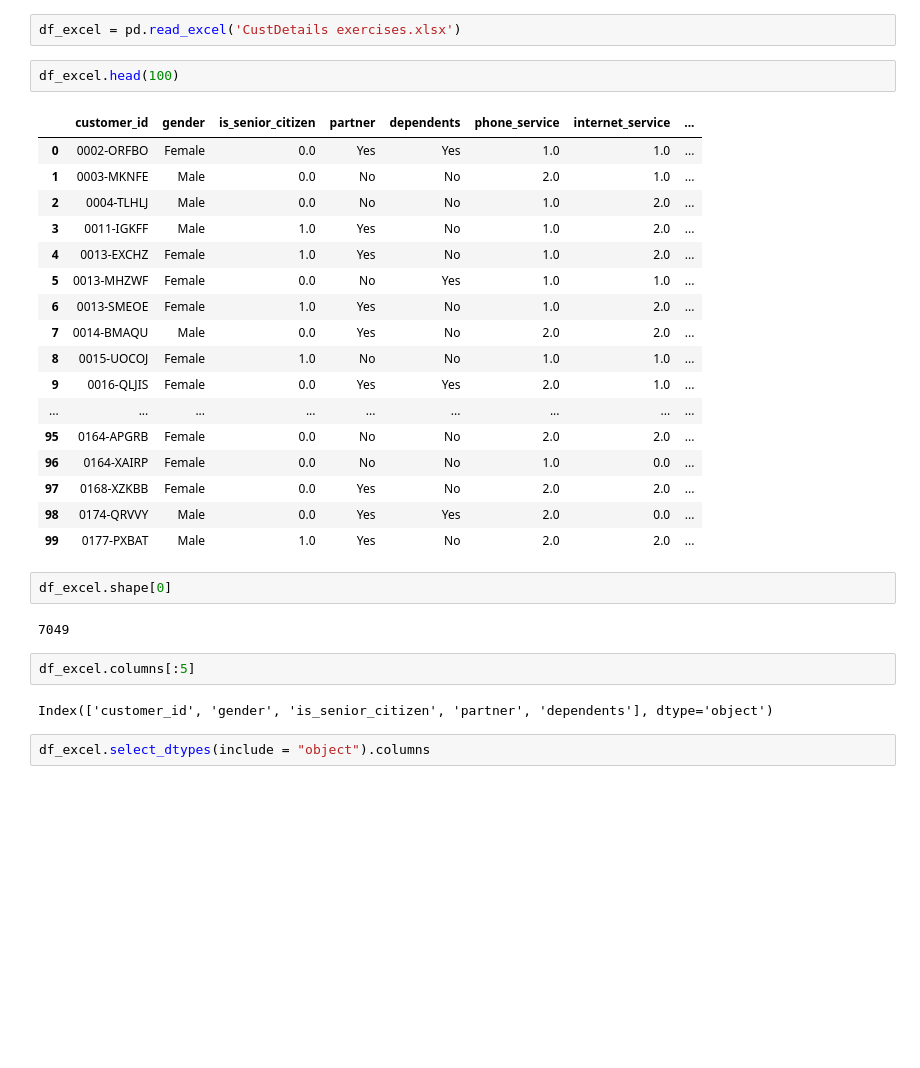
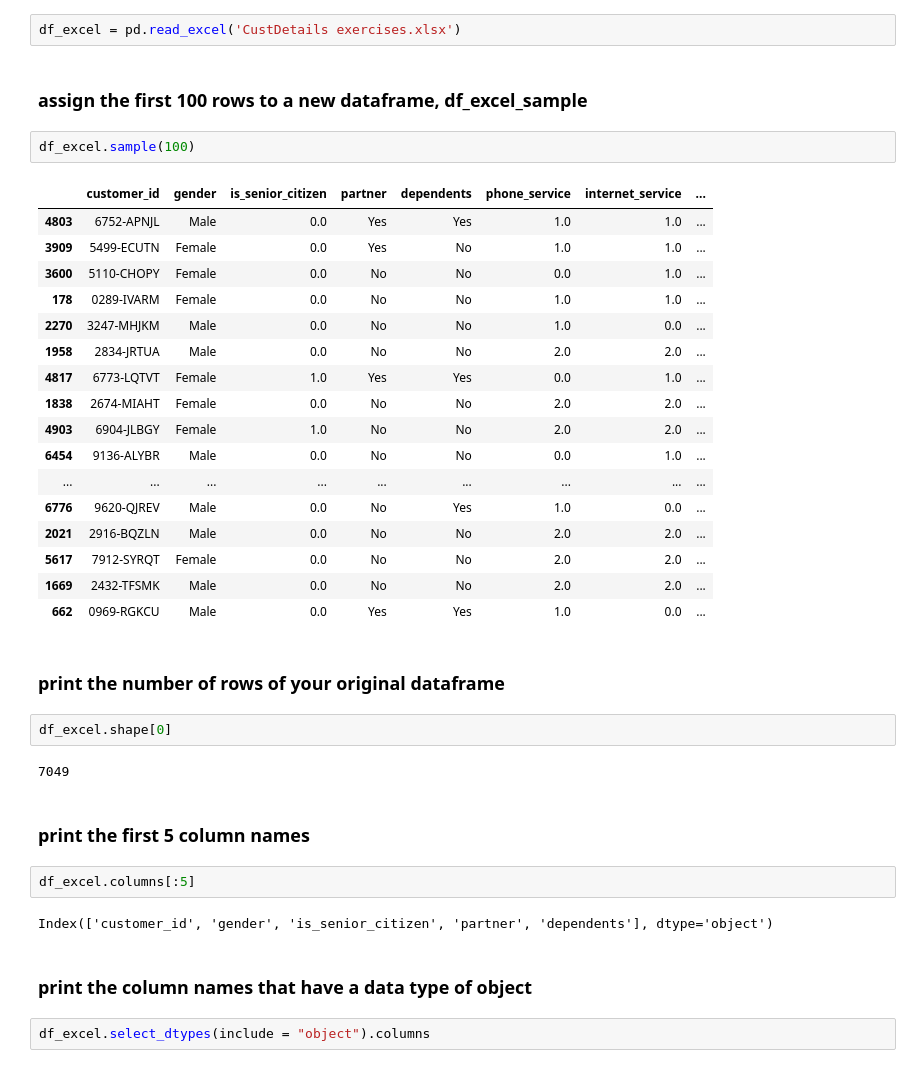
Before and after one commit to Olivert75/classification-exercises, a Jupyter notebook: classification_exercises.ipynb, the cells around one changed output. Saved outputs shown, nothing was run; the diff lists cells and outputs as text; blank space fills up the shorter version.

```diff
--- a/classification_exercises.ipynb
+++ b/classification_exercises.ipynb
@@ -85,33 +153,41 @@ stats
 # %%
 df_excel = pd.read_excel('CustDetails exercises.xlsx')
+# %% [markdown]
+### assign the first 100 rows to a new dataframe, df_excel_sample
 # %%
-df_excel.head(100)
+df_excel.sample(100)
 # %% [output]
 |  | customer_id | gender | is_senior_citizen | partner | dependents | phone_service | internet_service | ... |
-| 0 | 0002-ORFBO | Female | 0.0 | Yes | Yes | 1.0 | 1.0 | ... |
-| 1 | 0003-MKNFE | Male | 0.0 | No | No | 2.0 | 1.0 | ... |
-| 2 | 0004-TLHLJ | Male | 0.0 | No | No | 1.0 | 2.0 | ... |
-| 3 | 0011-IGKFF | Male | 1.0 | Yes | No | 1.0 | 2.0 | ... |
-| 4 | 0013-EXCHZ | Female | 1.0 | Yes | No | 1.0 | 2.0 | ... |
-| 5 | 0013-MHZWF | Female | 0.0 | No | Yes | 1.0 | 1.0 | ... |
-| 6 | 0013-SMEOE | Female | 1.0 | Yes | No | 1.0 | 2.0 | ... |
-| 7 | 0014-BMAQU | Male | 0.0 | Yes | No | 2.0 | 2.0 | ... |
-| 8 | 0015-UOCOJ | Female | 1.0 | No | No | 1.0 | 1.0 | ... |
-| 9 | 0016-QLJIS | Female | 0.0 | Yes | Yes | 2.0 | 1.0 | ... |
+| 4803 | 6752-APNJL | Male | 0.0 | Yes | Yes | 1.0 | 1.0 | ... |
+| 3909 | 5499-ECUTN | Female | 0.0 | Yes | No | 1.0 | 1.0 | ... |
+| 3600 | 5110-CHOPY | Female | 0.0 | No | No | 0.0 | 1.0 | ... |
+| 178 | 0289-IVARM | Female | 0.0 | No | No | 1.0 | 1.0 | ... |
+| 2270 | 3247-MHJKM | Male | 0.0 | No | No | 1.0 | 0.0 | ... |
+| 1958 | 2834-JRTUA | Male | 0.0 | No | No | 2.0 | 2.0 | ... |
+| 4817 | 6773-LQTVT | Female | 1.0 | Yes | Yes | 0.0 | 1.0 | ... |
+| 1838 | 2674-MIAHT | Female | 0.0 | No | No | 2.0 | 2.0 | ... |
+| 4903 | 6904-JLBGY | Female | 1.0 | No | No | 2.0 | 2.0 | ... |
+| 6454 | 9136-ALYBR | Male | 0.0 | No | No | 0.0 | 1.0 | ... |
 | ... | ... | ... | ... | ... | ... | ... | ... | ... |
-| 95 | 0164-APGRB | Female | 0.0 | No | No | 2.0 | 2.0 | ... |
-| 96 | 0164-XAIRP | Female | 0.0 | No | No | 1.0 | 0.0 | ... |
-| 97 | 0168-XZKBB | Female | 0.0 | Yes | No | 2.0 | 2.0 | ... |
-| 98 | 0174-QRVVY | Male | 0.0 | Yes | Yes | 2.0 | 0.0 | ... |
-| 99 | 0177-PXBAT | Male | 1.0 | Yes | No | 2.0 | 2.0 | ... |
+| 6776 | 9620-QJREV | Male | 0.0 | No | Yes | 1.0 | 0.0 | ... |
+| 2021 | 2916-BQZLN | Male | 0.0 | No | No | 2.0 | 2.0 | ... |
+| 5617 | 7912-SYRQT | Female | 0.0 | No | No | 2.0 | 2.0 | ... |
+| 1669 | 2432-TFSMK | Male | 0.0 | No | No | 2.0 | 2.0 | ... |
+| 662 | 0969-RGKCU | Male | 0.0 | Yes | Yes | 1.0 | 0.0 | ... |
+# %% [markdown]
+### print the number of rows of your original dataframe
 # %%
 df_excel.shape[0]
 # %% [output]
 7049
+# %% [markdown]
+### print the first 5 column names
 # %%
 df_excel.columns[:5]
 # %% [output]
 Index(['customer_id', 'gender', 'is_senior_citizen', 'partner', 'dependents'], dtype='object')
+# %% [markdown]
+### print the column names that have a data type of object
 # %%
 df_excel.select_dtypes(include = "object").columns
 # %% [output]
```
Also changed, not shown: parts of 32 cells of this notebook.
